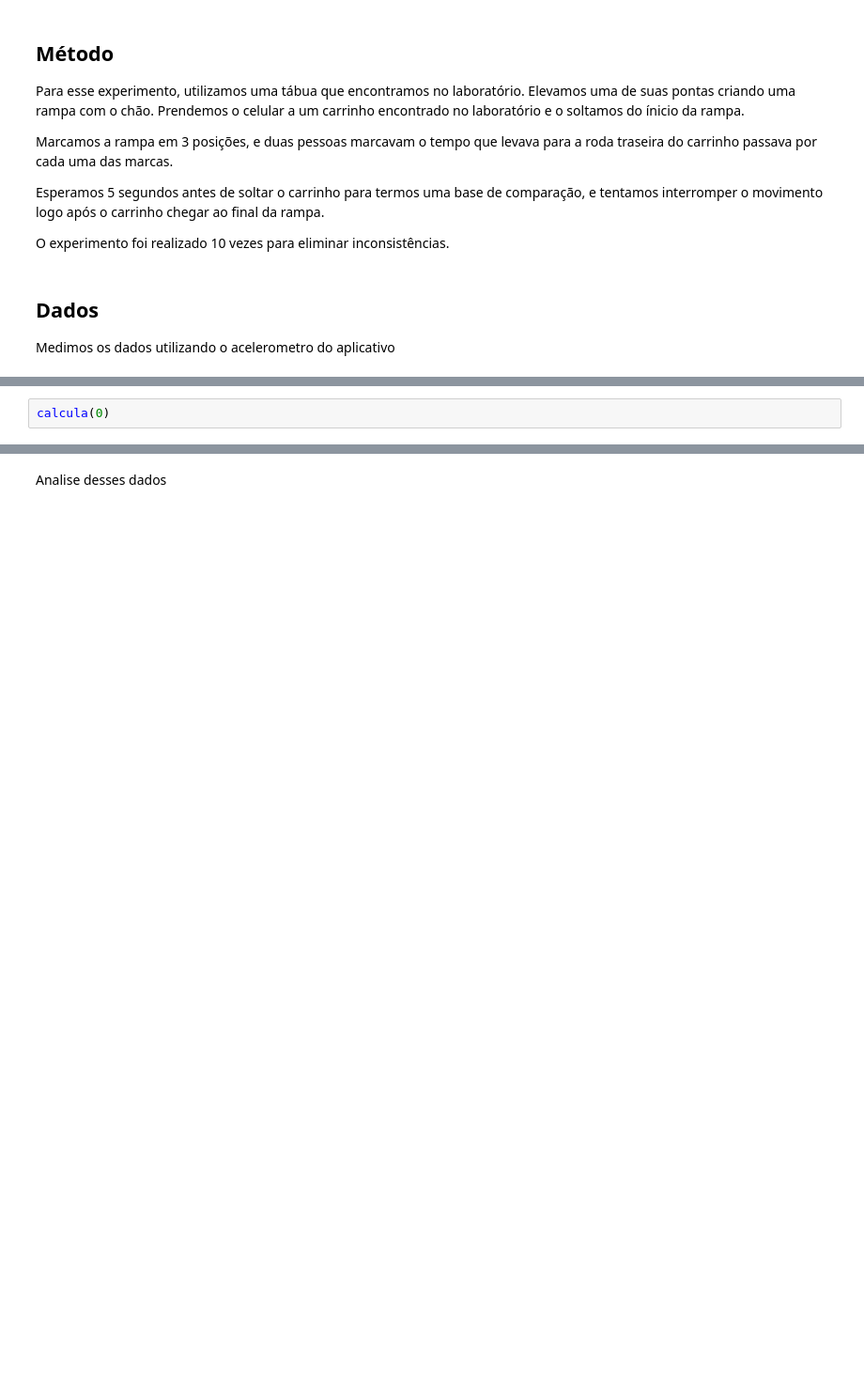
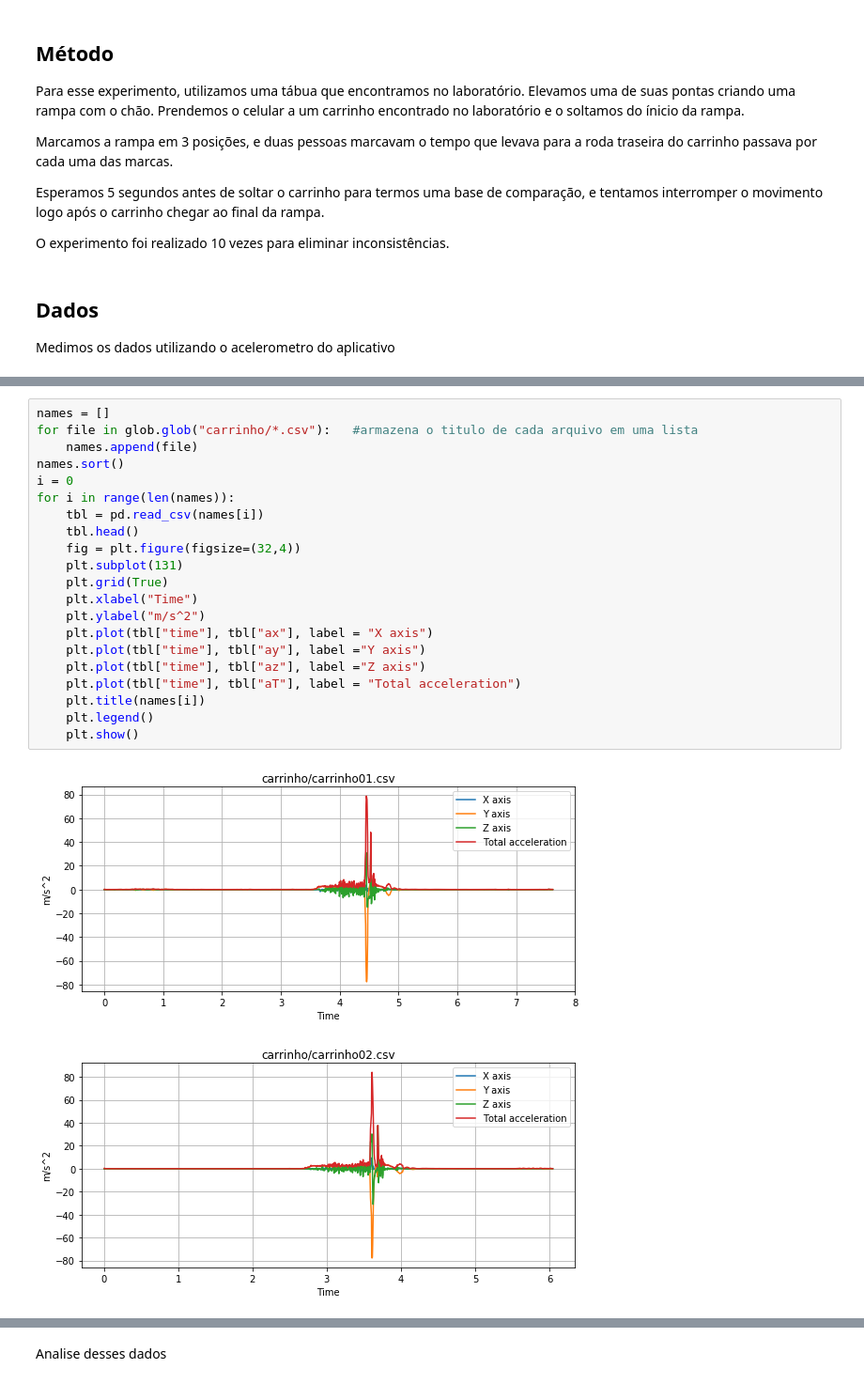
Before and after one commit to caiotda/MAC209, a Jupyter notebook: EP2/ep02.ipynb, the cells around one changed output, grey strips where cells are left out. Shown: that part at 94% size. Saved outputs shown, nothing was run; the diff lists cells and outputs as text; blank space fills up the shorter version.

```diff
--- a/EP2/ep02.ipynb
+++ b/EP2/ep02.ipynb
@@ -143,2 +134,24 @@ def calcula(i):
-# %%
-calcula(0)
+# %%
+names = []
+for file in glob.glob("carrinho/*.csv"):   #armazena o titulo de cada arquivo em uma lista
+    names.append(file)
+names.sort()
+i = 0
+for i in range(len(names)):
+    tbl = pd.read_csv(names[i])
+    tbl.head()
+    fig = plt.figure(figsize=(32,4))
+    plt.subplot(131)
+    plt.grid(True)
+    plt.xlabel("Time")
+    plt.ylabel("m/s^2")
+    plt.plot(tbl["time"], tbl["ax"], label = "X axis")
+    plt.plot(tbl["time"], tbl["ay"], label ="Y axis")
+    plt.plot(tbl["time"], tbl["az"], label ="Z axis")
+    plt.plot(tbl["time"], tbl["aT"], label = "Total acceleration")
+    plt.title(names[i])
+    plt.legend()
+    plt.show()
+# %% [output]
+[figure, added]
+[figure, added]
```
Also changed, not shown: parts of 5 cells of this notebook.
